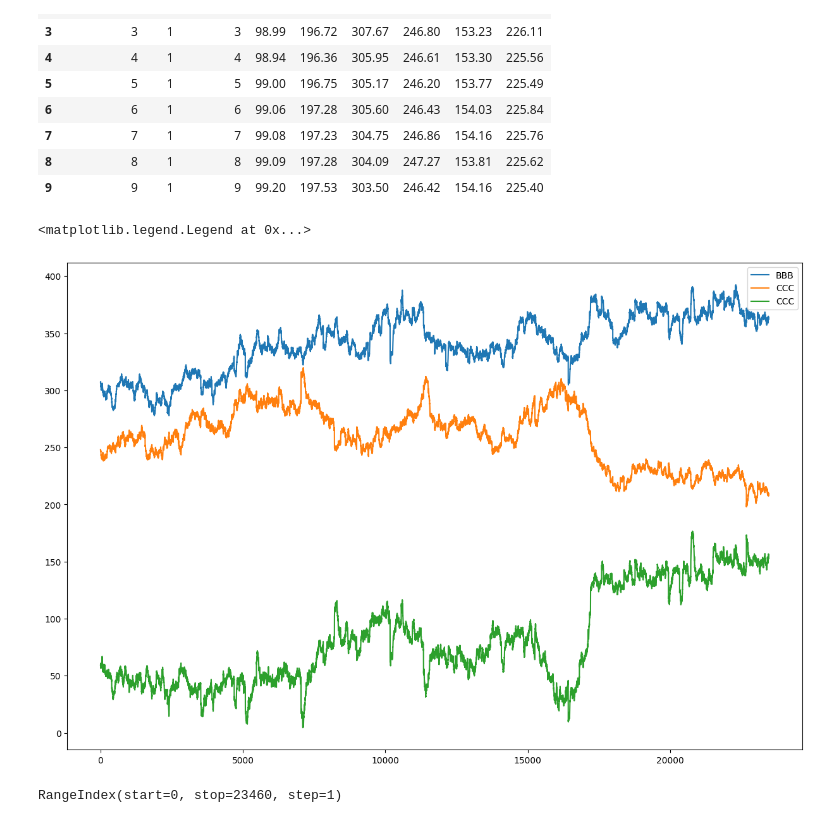
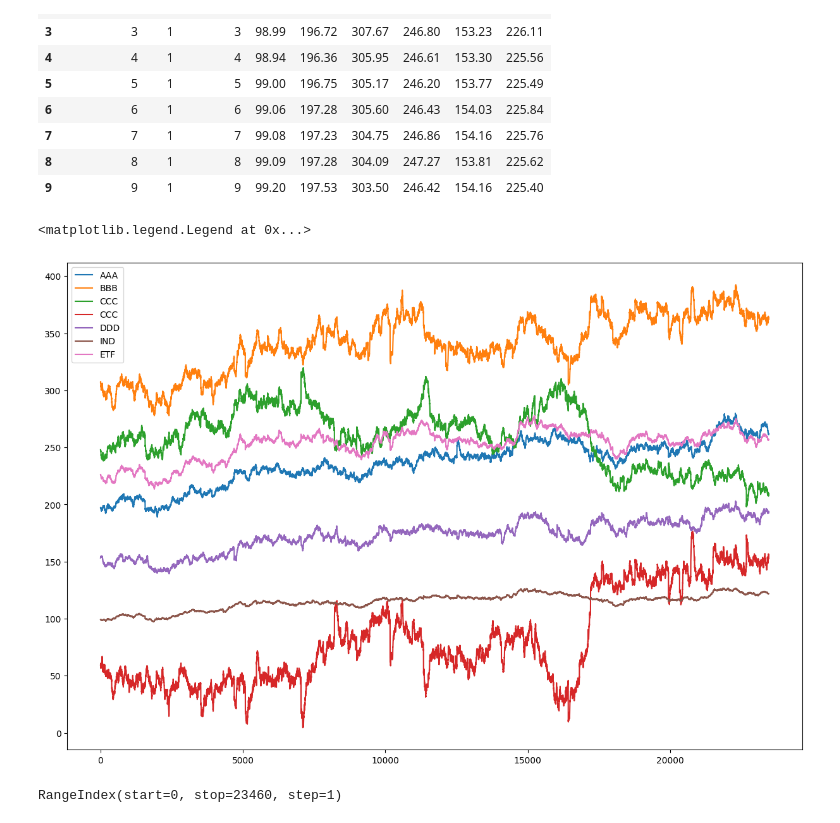
Before and after one commit to RubenAnneBonny/CitadelQuantInvitational, a Jupyter notebook: Data Analys/Ruben_testing.ipynb, the cells around one changed output. Saved outputs shown, nothing was run; the diff lists cells and outputs as text; code cells hidden in the pictures.

```diff
--- a/Data Analys/Ruben_testing.ipynb
+++ b/Data Analys/Ruben_testing.ipynb
@@ -2,7 +2,7 @@
 import pandas as pd
 import matplotlib.pyplot as plt
 # %%
-df = pd.read_csv("historical_data_compiled.csv")
+df = pd.read_csv("data.csv")
 df.head(10)
 # %% [output]
 |  | Unnamed: 0 | day | timestep | IND | AAA | BBB | CCC | DDD | ETF |
@@ -19,21 +19,21 @@ df.head(10)
 # %%
 plt.figure(figsize=(15, 10))
 
-# plt.plot(df.timestep.index, df.AAA.values, label = "AAA")
+plt.plot(df.timestep.index, df.AAA.values, label = "AAA")
 plt.plot(df.timestep.index, df.BBB.values, label = "BBB")
 plt.plot(df.timestep.index, df.CCC.values, label = "CCC")
 plt.plot(df.timestep.index, ( -df.CCC.values  + df.BBB.values), label = "CCC")
-# plt.plot(df.timestep.index, df.DDD.values, label = "DDD")
-# plt.plot(df.timestep.index, df.IND.values, label = "IND")
-# plt.plot(df.timestep.index, df.ETF.values, label = "ETF")
+plt.plot(df.timestep.index, df.DDD.values, label = "DDD")
+plt.plot(df.timestep.index, df.IND.values, label = "IND")
+plt.plot(df.timestep.index, df.ETF.values, label = "ETF")
 # plt.plot(df.timestep.index, (df.DDD.values + df.AAA.values + df.BBB.values + df.CCC.values) / 4 , label="Comb")
 
 
 
 plt.legend()
 # %% [output]
 <matplotlib.legend.Legend at 0x...>
-[figure, old version]
+[figure, new version]
 # %%
 # %% [output]
 RangeIndex(start=0, stop=23460, step=1)
```
Also changed, not shown: 3 other files.
